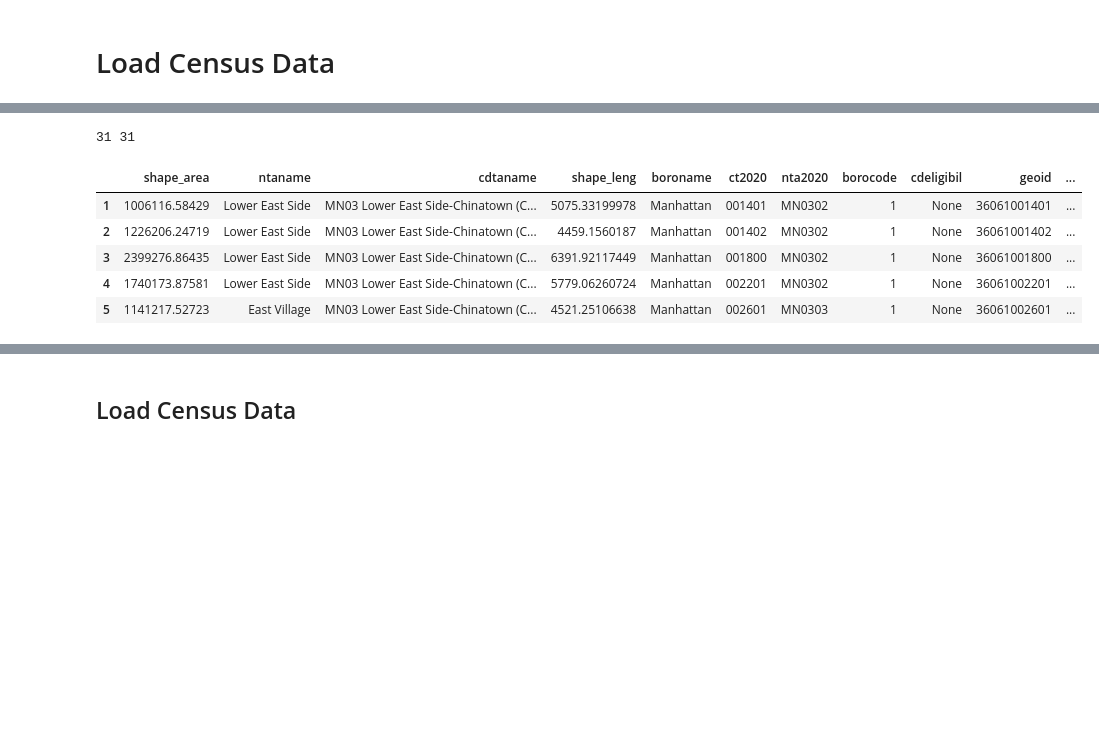
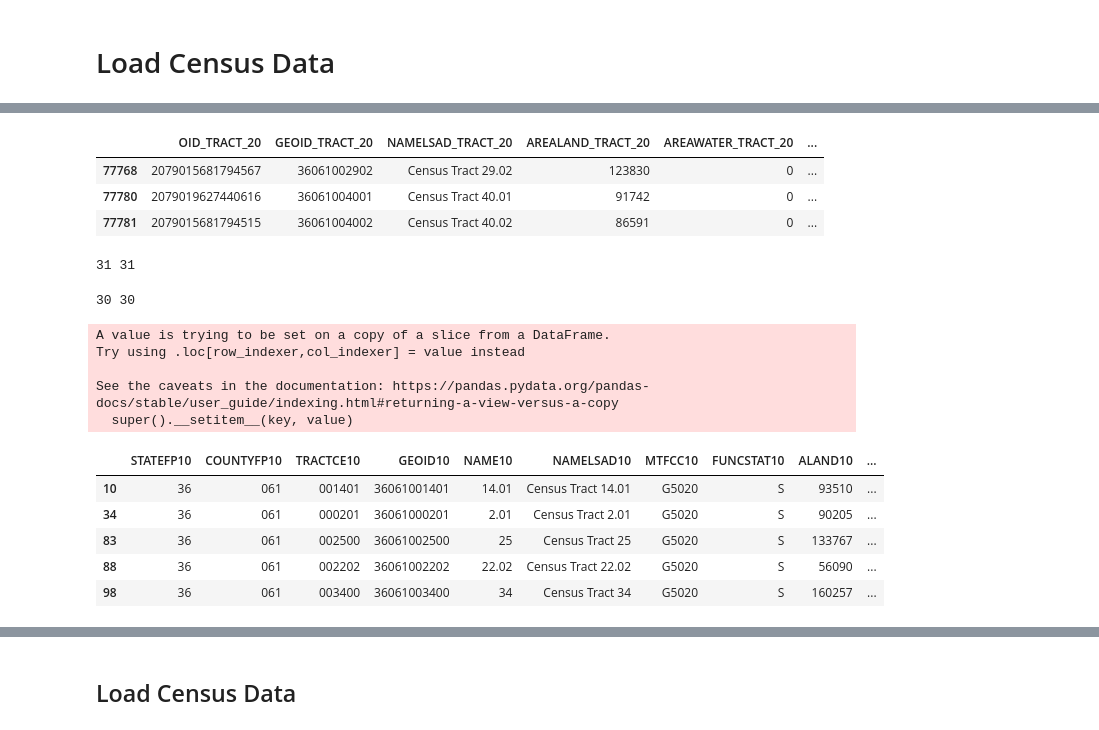
Before and after one commit to jennahgosciak/cb3-census-data, a Jupyter notebook: 00_load_census_data.ipynb, the cells around one changed output, grey strips where cells are left out. Cells and saved outputs as stored; diff of their text form; code cells hidden in the pictures; blank space fills up the shorter version.

```diff
--- a/00_load_census_data.ipynb
+++ b/00_load_census_data.ipynb
@@ -22,3 +27,7 @@ nyc_tracts.head()
 | 2 | 1226206.24719 | Lower East Side | MN03 Lower East Side-Chinatown (C... | 4459.1560187 | Manhattan | 001402 | MN0302 | 1 | None | 36061001402 | ... |
 | 3 | 2399276.86435 | Lower East Side | MN03 Lower East Side-Chinatown (C... | 6391.92117449 | Manhattan | 001800 | MN0302 | 1 | None | 36061001800 | ... |
 | 4 | 1740173.87581 | Lower East Side | MN03 Lower East Side-Chinatown (C... | 5779.06260724 | Manhattan | 002201 | MN0302 | 1 | None | 36061002201 | ... |
+# %%
+# load 2010 tracts
+nyc_tracts_2010 = gpd.read_file("https://www2.census.gov/geo/tiger/TIGER2010/TRACT/2010/tl_2010_36061_tract10.zip")
+nyc_tracts_2010.head()
@@ -25,6 +41,6 @@ nyc_tracts.head()
 # %%
 # select all tracts in the east village
-cb3_sectors = {1: ['004200', '004002', '004001', '003602', '003800'],
+cb3_sectors = {2020: {1: ['004200', '004002', '004001', '003602', '003800'],
 2: ['003400', '003200', '003002'],
 3: ['002800', '002602', '002601', '002202'],
 4: ['003001', '002201'],
@@ -33,22 +49,68 @@ cb3_sectors = {1: ['004200', '004002', '004001', '003602', '003800'],
 7: ['000800', '002700', '002500'],
 8: ['002902', '001600'],
 9: ['001800', '003601'],
-10: ['002400', '002000', '001002']}
+10: ['002400', '002000', '001002']},
+2010: {1: ['004200','004000', '003602', '003800'],
+2: ['003400', '003200', '003002'],
+3: ['002800', '002602', '002601', '002202'],
+4: ['003001', '002201'],
+5: ['001200', '001001', '001402', '001401'],
+6: ['000600', '000201', '000202'],
+7: ['000800', '002700', '002500'],
+8: ['002900', '001600'],
+9: ['001800', '003601'],
+10: ['002400', '002000', '001002']},
+}
 
-cb3_tracts = list(chain.from_iterable(cb3_sectors.values()))
+cb3_tracts = list(chain.from_iterable(cb3_sectors[2020].values()))
+# %%
+# subset rel file to CB3
+df_tract_rel['GEOID_form_20'] = df_tract_rel['GEOID_TRACT_20'].astype(str).str.pad(11, side='left', fillchar='0')
+df_tract_rel['GEOID_form_10'] = df_tract_rel['GEOID_TRACT_10'].astype(str).str.pad(11, side='left', fillchar='0')
+cb3_tract_rel = df_tract_rel[(df_tract_rel['GEOID_form_20'].str.slice(-6).isin(cb3_tracts))&\
+   (df_tract_rel['GEOID_form_20'].str.slice(0,5)=='36061') ]
+cb3_tracts_2010 = cb3_tract_rel['GEOID_form_10'].str.slice(5).unique()
+
+cb3_tracts_by_year = {
+   2020: cb3_tracts,
+   2010: cb3_tracts_2010
+}
+# %%
+# check tracts that changed
+cb3_tract_rel[cb3_tract_rel['GEOID_TRACT_20']!=cb3_tract_rel['GEOID_TRACT_10']]
+# %% [output]
+|  | OID_TRACT_20 | GEOID_TRACT_20 | NAMELSAD_TRACT_20 | AREALAND_TRACT_20 | AREAWATER_TRACT_20 | ... |
+| 77768 | 2079015681794567 | 36061002902 | Census Tract 29.02 | 123830 | 0 | ... |
+| 77780 | 2079019627440616 | 36061004001 | Census Tract 40.01 | 91742 | 0 | ... |
+| 77781 | 2079015681794515 | 36061004002 | Census Tract 40.02 | 86591 | 0 | ... |
 # %%
 # create a gdf of just cb3
 cb3_gdf = nyc_tracts[nyc_tracts['cdta2020'] == 'MN03'].copy()
 print(cb3_gdf.shape[0], len(cb3_tracts))
 # %% [output]
 31 31
+# %%
+# create a gdf of just cb3 for 2010
+nyc_tracts_2010['ct2010'] = nyc_tracts_2010['GEOID10'].str.slice(5)
+cb3_gdf_2010 = nyc_tracts_2010[nyc_tracts_2010['ct2010'].isin(cb3_tracts_by_year[2010])]
+print(cb3_gdf_2010.shape[0], len(cb3_tracts_by_year[2010]))
+# %% [output]
+30 30
 # %%
-cb3_gdf['sectors'] = np.select([cb3_gdf['ct2020'].isin(cb3_sectors[i]) for i in cb3_sectors.keys()], list(cb3_sectors.keys()))
+cb3_gdf['sectors'] = np.select([cb3_gdf['ct2020'].isin(cb3_sectors[2020][i]) for i in cb3_sectors[2020].keys()], list(cb3_sectors[2020].keys()))
 cb3_gdf.head()
+
+cb3_gdf_2010['sectors'] = np.select([cb3_gdf_2010['ct2010'].isin(cb3_sectors[2010][i]) for i in cb3_sectors[2010].keys()], list(cb3_sectors[2010].keys()))
+cb3_gdf_2010.head()
 # %% [output]
+A value is trying to be set on a copy of a slice from a DataFrame.
+Try using .loc[row_indexer,col_indexer] = value instead
+
+See the caveats in the documentation: https://pandas.pydata.org/pandas-docs/stable/user_guide/indexing.html#returning-a-view-versus-a-copy
+  super().__setitem__(key, value)
-|  | shape_area | ntaname | cdtaname | shape_leng | boroname | ct2020 | nta2020 | borocode | cdeligibil | geoid | ... |
-| 1 | 1006116.58429 | Lower East Side | MN03 Lower East Side-Chinatown (C... | 5075.33199978 | Manhattan | 001401 | MN0302 | 1 | None | 36061001401 | ... |
-| 2 | 1226206.24719 | Lower East Side | MN03 Lower East Side-Chinatown (C... | 4459.1560187 | Manhattan | 001402 | MN0302 | 1 | None | 36061001402 | ... |
-| 3 | 2399276.86435 | Lower East Side | MN03 Lower East Side-Chinatown (C... | 6391.92117449 | Manhattan | 001800 | MN0302 | 1 | None | 36061001800 | ... |
-| 4 | 1740173.87581 | Lower East Side | MN03 Lower East Side-Chinatown (C... | 5779.06260724 | Manhattan | 002201 | MN0302 | 1 | None | 36061002201 | ... |
-| 5 | 1141217.52723 | East Village | MN03 Lower East Side-Chinatown (C... | 4521.25106638 | Manhattan | 002601 | MN0303 | 1 | None | 36061002601 | ... |
+|  | STATEFP10 | COUNTYFP10 | TRACTCE10 | GEOID10 | NAME10 | NAMELSAD10 | MTFCC10 | FUNCSTAT10 | ALAND10 | ... |
+| 10 | 36 | 061 | 001401 | 36061001401 | 14.01 | Census Tract 14.01 | G5020 | S | 93510 | ... |
+| 34 | 36 | 061 | 000201 | 36061000201 | 2.01 | Census Tract 2.01 | G5020 | S | 90205 | ... |
+| 83 | 36 | 061 | 002500 | 36061002500 | 25 | Census Tract 25 | G5020 | S | 133767 | ... |
+| 88 | 36 | 061 | 002202 | 36061002202 | 22.02 | Census Tract 22.02 | G5020 | S | 56090 | ... |
+| 98 | 36 | 061 | 003400 | 36061003400 | 34 | Census Tract 34 | G5020 | S | 160257 | ... |
```
Also changed, not shown: parts of 34 cells of this notebook.
